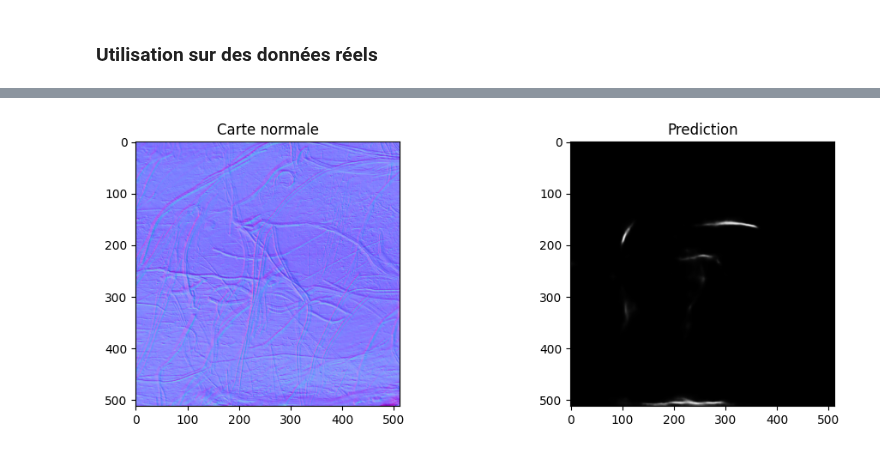
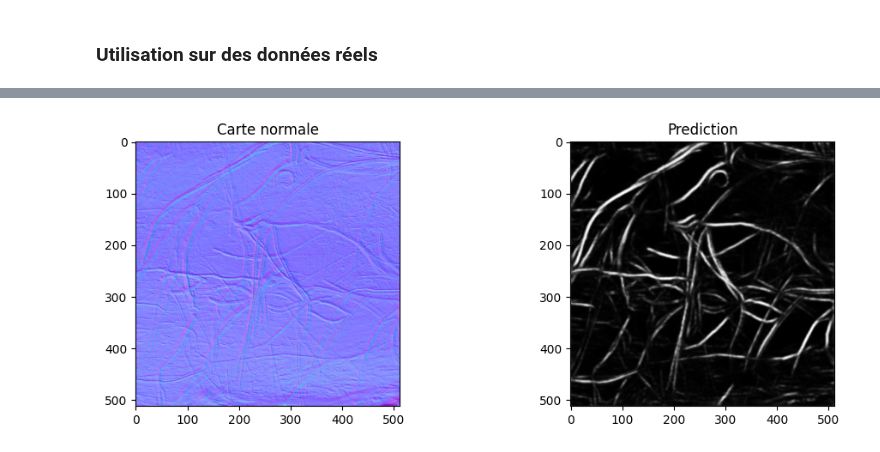
Before and after one commit to steno3/detection_gravure, a Jupyter notebook: training_with_datagen.ipynb, the cells around one changed output, grey strips where cells are left out. Cells and saved outputs as stored; diff of their text form; code cells hidden in the pictures.

Commit message:
fix: traitement des images lors de la prediction

```diff
--- a/training_with_datagen.ipynb
+++ b/training_with_datagen.ipynb
@@ -497,17 +469,19 @@ KeyboardInterrupt:
 ### Utilisation sur des données réels
 # %%
 # l'image est redimensionnée à Height x Width
-IMG_PATH = './omoplate.png'
-MODEL_NAME = 'unet_model_from_normals_big_100ep.h5'
+IMG_PATH = './test_imgs/omoplate.png'
+MODEL_NAME = 'unet_model_from_normals.h5'
 MODEL_WEIGHTS = 'checkpoints/best.weights.h5'
 
 # charger le modèle avec les poids
 model = load_model(MODEL_NAME, custom_objects={'focal_dice_loss': focal_dice_loss, 'f1_score_metric': f1_score_metric, 'dice_loss': dice_loss})
-model.load_weights(MODEL_WEIGHTS)
+#model.load_weights(MODEL_WEIGHTS)
 # %%
+from tensorflow.keras.preprocessing.image import load_img, img_to_array
+
 # Charger et prétraiter la carte normale
 carte_normale = load_img(IMG_PATH, target_size=(IMG_HEIGHT, IMG_WIDTH), color_mode="rgb")
-carte_normale_arr = img_to_array(carte_normale) / 255.0
+carte_normale_arr = img_to_array(carte_normale) / 127.5 - 1
 carte_normale_arr = np.expand_dims(carte_normale_arr, axis=0)  # shape: (1, H, W, 3)
 
 # Prédiction du modèle
@@ -527 +501 @@ plt.show()
-[figure, old version]
+[figure, new version]
```
Also changed, not shown: parts of 13 cells of this notebook, 3 other files.
